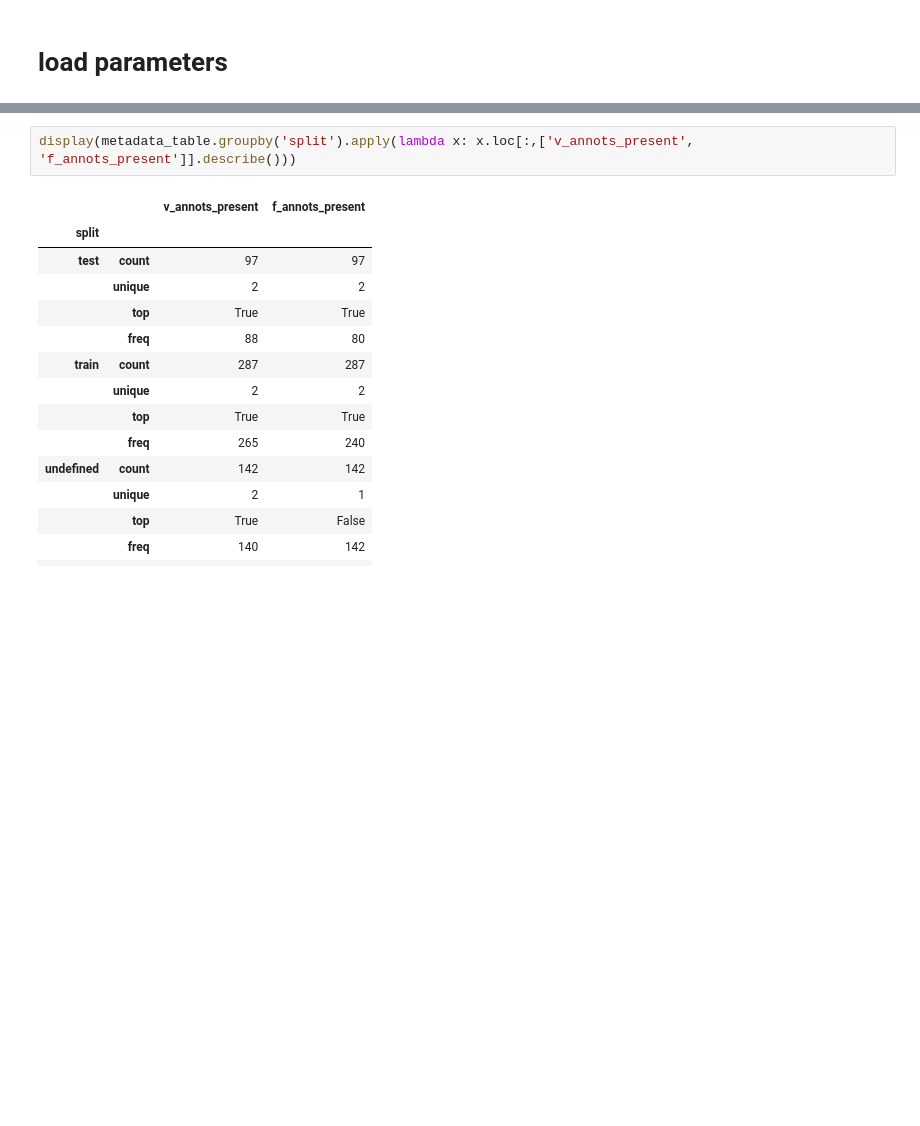
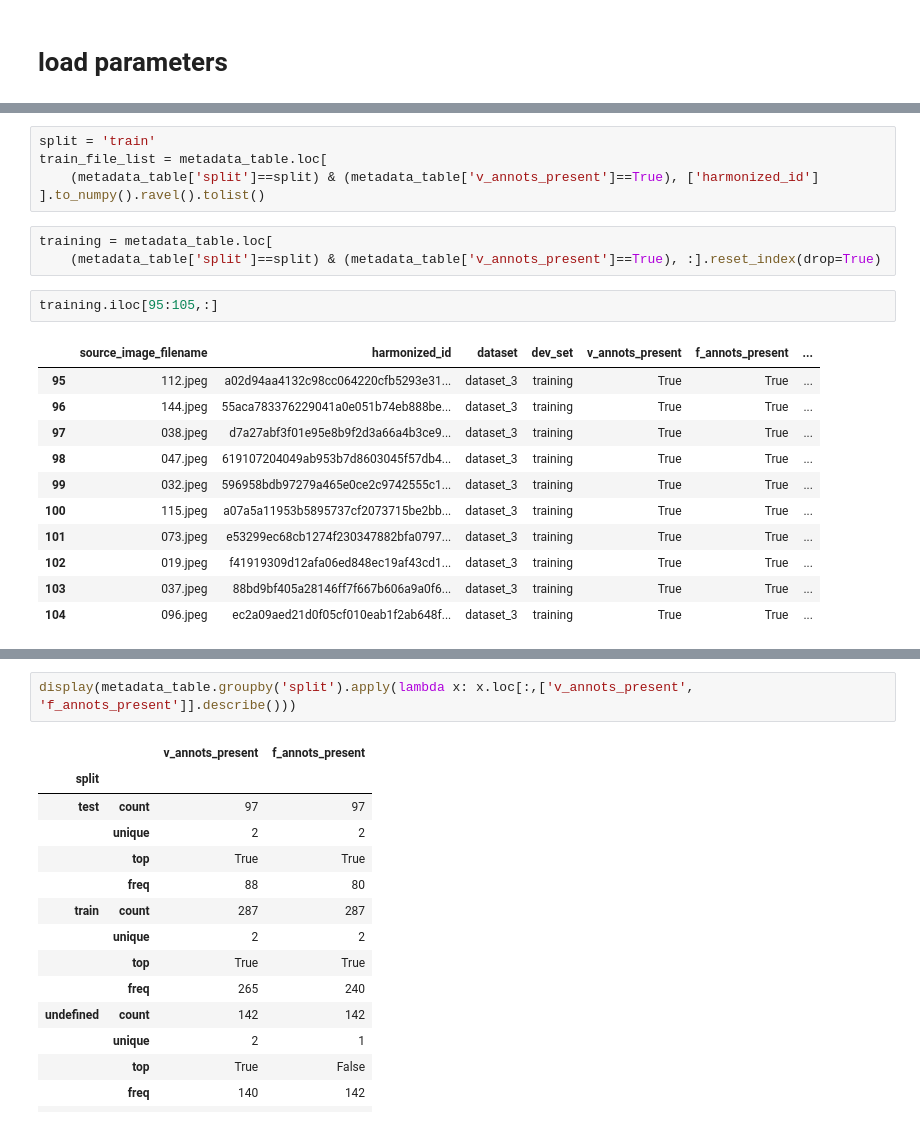
Before and after one commit to saeedmehrang/cvmt, a Jupyter notebook: notebooks/ml/data_debugging.ipynb, the cells around one changed output, grey strips where cells are left out. Saved outputs shown, nothing was run; the diff lists cells and outputs as text; blank space fills up the shorter version.

```diff
--- a/notebooks/ml/data_debugging.ipynb
+++ b/notebooks/ml/data_debugging.ipynb
@@ -48,0 +68,22 @@ metadata_table.head(2)
+# %%
+split = 'train'
+train_file_list = metadata_table.loc[
+    (metadata_table['split']==split) & (metadata_table['v_annots_present']==True), ['harmonized_id']
+].to_numpy().ravel().tolist()
+# %%
+training = metadata_table.loc[
+    (metadata_table['split']==split) & (metadata_table['v_annots_present']==True), :].reset_index(drop=True)
+# %%
+training.iloc[95:105,:]
+# %% [output]
+|  | source_image_filename | harmonized_id | dataset | dev_set | v_annots_present | f_annots_present | ... |
+| 95 | 112.jpeg | a02d94aa4132c98cc064220cfb5293e31... | dataset_3 | training | True | True | ... |
+| 96 | 144.jpeg | 55aca783376229041a0e051b74eb888be... | dataset_3 | training | True | True | ... |
+| 97 | 038.jpeg | d7a27abf3f01e95e8b9f2d3a66a4b3ce9... | dataset_3 | training | True | True | ... |
+| 98 | 047.jpeg | 619107204049ab953b7d8603045f57db4... | dataset_3 | training | True | True | ... |
+| 99 | 032.jpeg | 596958bdb97279a465e0ce2c9742555c1... | dataset_3 | training | True | True | ... |
+| 100 | 115.jpeg | a07a5a11953b5895737cf2073715be2bb... | dataset_3 | training | True | True | ... |
+| 101 | 073.jpeg | e53299ec68cb1274f230347882bfa0797... | dataset_3 | training | True | True | ... |
+| 102 | 019.jpeg | f41919309d12afa06ed848ec19af43cd1... | dataset_3 | training | True | True | ... |
+| 103 | 037.jpeg | 88bd9bf405a28146ff7f667b606a9a0f6... | dataset_3 | training | True | True | ... |
+| 104 | 096.jpeg | ec2a09aed21d0f05cf010eab1f2ab648f... | dataset_3 | training | True | True | ... |
```
Also changed, not shown: parts of 11 cells of this notebook, 4 other files.
